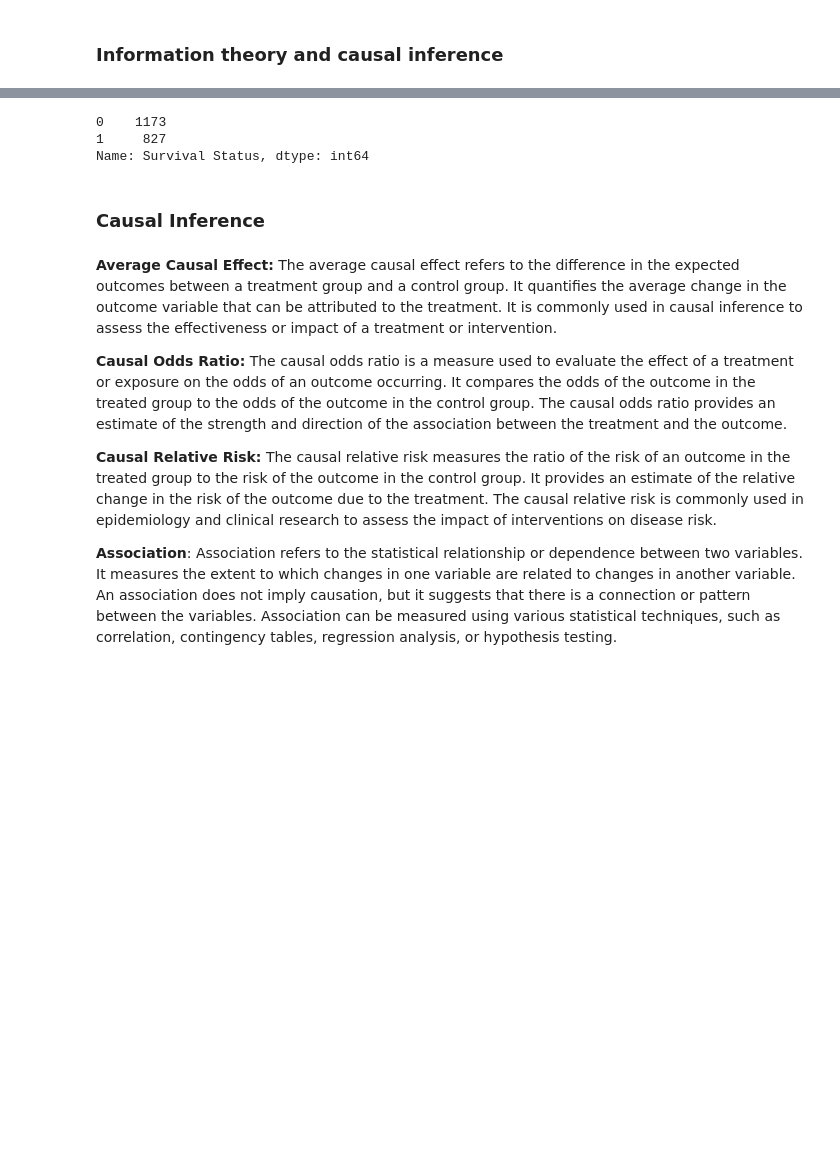
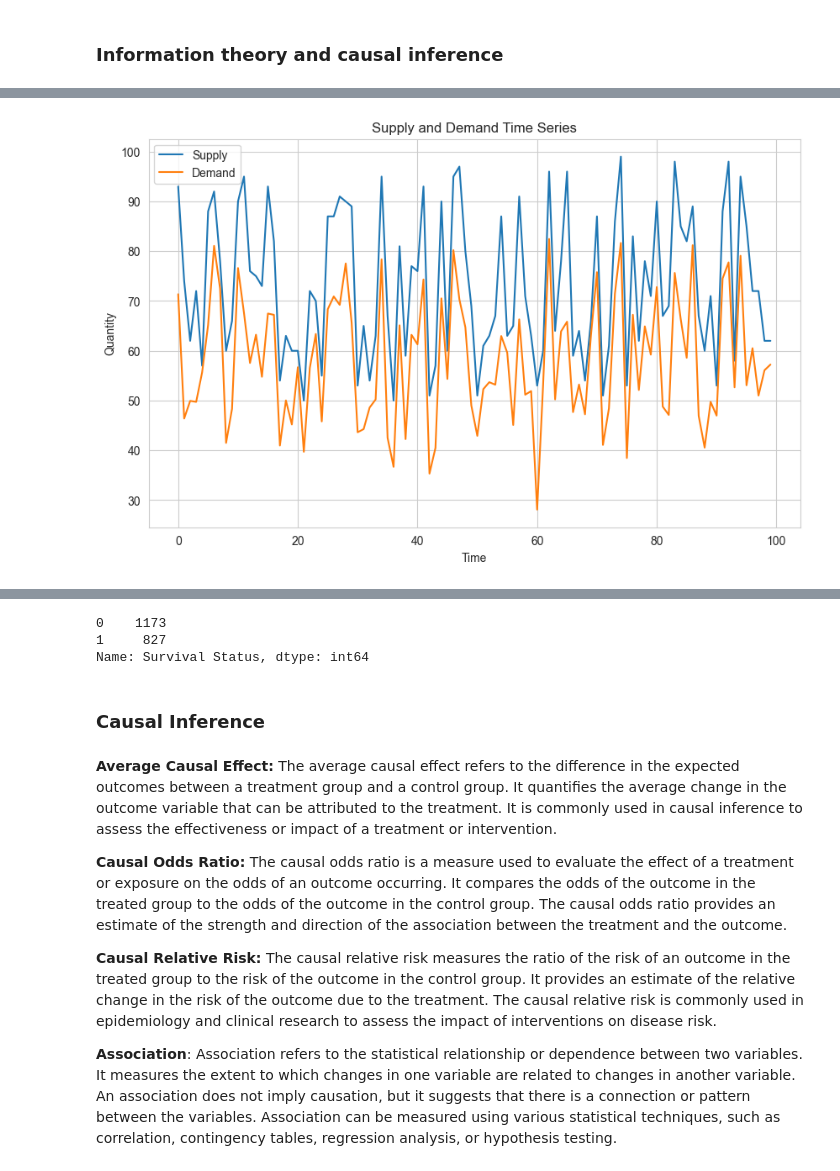
Before and after one commit to ProfessorBanner/Portfolio., a Jupyter notebook: Data Science/Information theory and causal inference.ipynb, the cells around one changed output, grey strips where cells are left out. Cells and saved outputs as stored; diff of their text form; code cells hidden in the pictures; blank space fills up the shorter version.

```diff
--- a/Data Science/Information theory and causal inference.ipynb
+++ b/Data Science/Information theory and causal inference.ipynb
@@ -19,0 +171,87 @@ Generate synthetic data
+# %%
+# Define the number of data points
+num_points = 100
+np.random.seed(14)
+
+
+# Generate supply and demand data
+supply = np.random.randint(50, 100, size=num_points)
+demand = np.random.randint(50, 100, size=num_points)
+
+# Increase correlation between supply and demand
+demand = 0.8 * supply + np.random.normal(0, 5, size=num_points)
+
+# Generate exogenous variables
+exogenous_var1 = np.random.normal(0, 1, size=num_points)
+exogenous_var2 = 0.8 * demand + np.random.normal(0, 5, size=num_points)  # Increase correlation with demand
+exogenous_var3 = np.random.beta(2, 5, size=num_points)
+exogenous_var4 = np.random.lognormal(0, 1, size=num_points)
+
+# Create a DataFrame with the generated data
+data = pd.DataFrame({
+    'Supply': supply,
+    'Demand': demand,
+    'ExogenousVar1': exogenous_var1,
+    'ExogenousVar2': exogenous_var2,
+    'ExogenousVar3': exogenous_var3,
+    'ExogenousVar4': exogenous_var4
+})
+
+# Calculate correlation between Supply and Demand and visualize time series
+correlation = data['Supply'].corr(data['Demand'])
+
+plt.figure(figsize=(10, 6))
+plt.plot(data['Supply'], label='Supply')
+plt.plot(data['Demand'], label='Demand')
+plt.xlabel('Time')
+plt.ylabel('Quantity')
+plt.title('Supply and Demand Time Series')
+plt.legend()
+plt.show()
+
+# Visualize the relationship between Supply and Demand
+plt.figure(figsize=(8, 6))
+plt.scatter(data['Supply'], data['Demand'])
+plt.xlabel('Supply')
+plt.ylabel('Demand')
+plt.title('Supply vs. Demand')
+plt.show()
+
+# Step 2: Apply Granger causality test to identify factors impacting supply and demand
+
+granger_results_supply = grangercausalitytests(data[['Supply', 'ExogenousVar2']], maxlag=2)
+granger_results_demand = grangercausalitytests(data[['Demand', 'ExogenousVar2']], maxlag=2)
+
+# Print the Granger causality results for Supply
+print("Granger Causality Test Results for Supply:")
+for lag, result in granger_results_supply.items():
+    print(f"Lag {lag}: p-value = {result[0]['ssr_chi2test'][1]}")
+
+# Print the Granger causality results for Demand
+print("Granger Causality Test Results for Demand:")
+for lag, result in granger_results_demand.items():
+    print(f"Lag {lag}: p-value = {result[0]['ssr_chi2test'][1]}")
+
+# Visualize Granger causality results for Supply
+p_values_supply = [result[0]['ssr_chi2test'][1] for _, result in granger_results_supply.items()]
+lags_supply = [lag for lag, _ in granger_results_supply.items()]
+
+plt.figure(figsize=(8, 6))
+plt.plot(lags_supply, p_values_supply, marker='o', linestyle='-', color='b')
+plt.xlabel('Lag')
+plt.ylabel('p-value')
+plt.title('Granger Causality: ExogenousVar2 -> Supply')
+plt.show()
+
+# Visualize Granger causality results for Demand
+p_values_demand = [result[0]['ssr_chi2test'][1] for _, result in granger_results_demand.items()]
+lags_demand = [lag for lag, _ in granger_results_demand.items()]
+
+plt.figure(figsize=(8, 6))
+plt.plot(lags_demand, p_values_demand, marker='o', linestyle='-', color='b')
+plt.xlabel('Lag')
+plt.ylabel('p-value')
+plt.title('Granger Causality: ExogenousVar2 -> Demand')
+plt.show()
+# %% [output]
+[figure, added]
```
Also changed, not shown: parts of 31 cells of this notebook.
